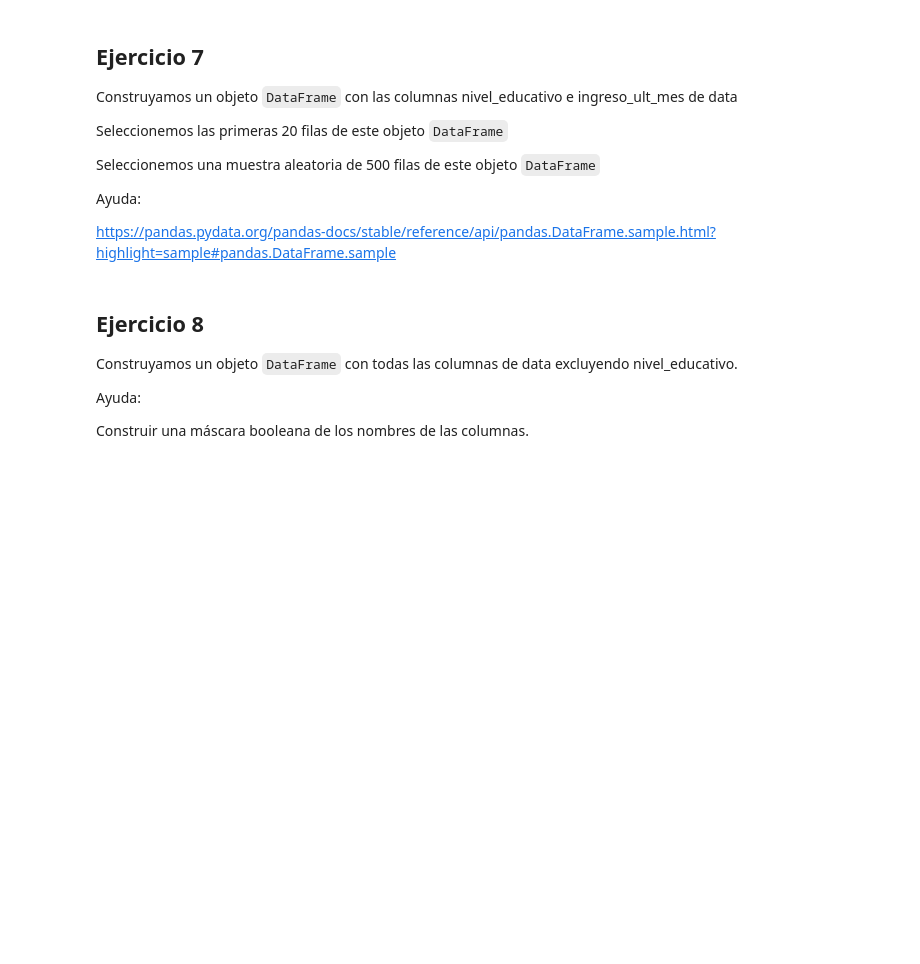
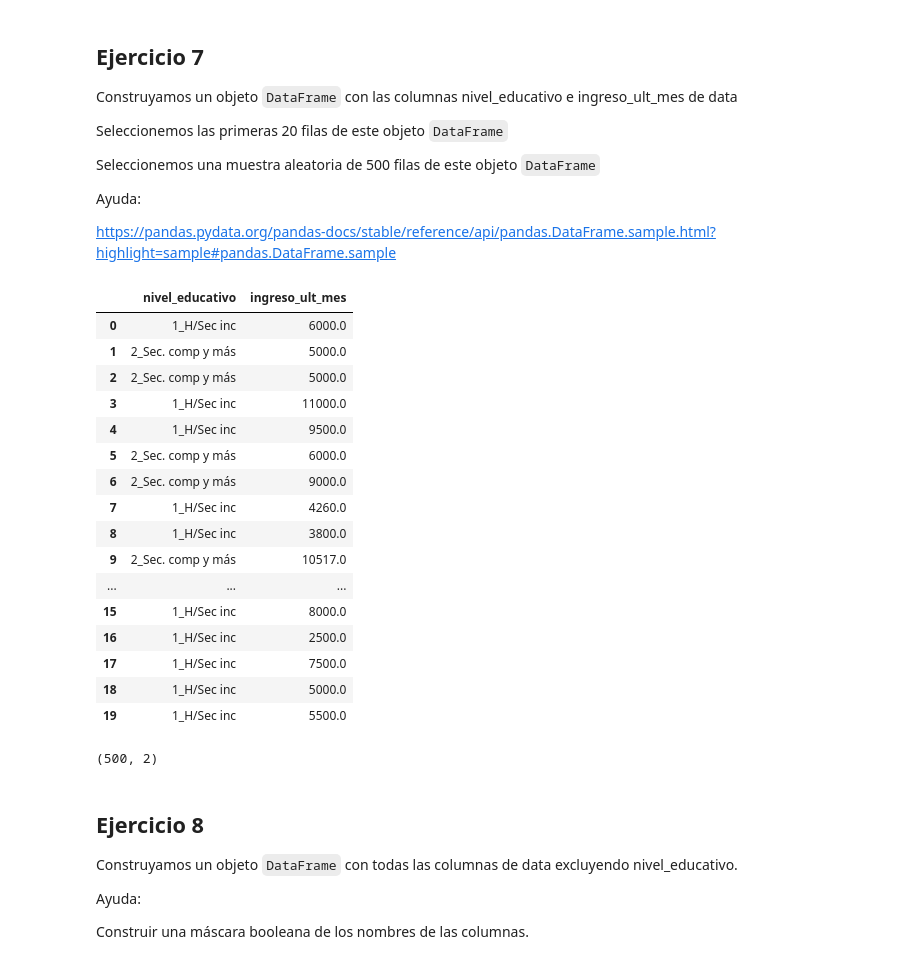
Before and after one commit to panicoro/FS-course-data-ai, a Jupyter notebook: 0_1_1_Pandas_Práctica.ipynb, the cells around one changed output. Drawn from its saved outputs; the diff is of its cells as text; code cells hidden in the pictures; blank space fills up the shorter version.

```diff
--- a/0_1_1_Pandas_Práctica.ipynb
+++ b/0_1_1_Pandas_Práctica.ipynb
@@ -118,6 +232,32 @@ Seleccionemos una muestra aleatoria de 500 filas de este objeto `DataFrame`
 Ayuda:
 
 https://pandas.pydata.org/pandas-docs/stable/reference/api/pandas.DataFrame.sample.html?highlight=sample#pandas.DataFrame.sample
+# %%
+new_data = data.drop(columns=['edad', 'hs_trabajados', 'calif_ocupacional'])
+new_data.head(20)
+# %% [output]
+|  | nivel_educativo | ingreso_ult_mes |
+| 0 | 1_H/Sec inc | 6000.0 |
+| 1 | 2_Sec. comp y más | 5000.0 |
+| 2 | 2_Sec. comp y más | 5000.0 |
+| 3 | 1_H/Sec inc | 11000.0 |
+| 4 | 1_H/Sec inc | 9500.0 |
+| 5 | 2_Sec. comp y más | 6000.0 |
+| 6 | 2_Sec. comp y más | 9000.0 |
+| 7 | 1_H/Sec inc | 4260.0 |
+| 8 | 1_H/Sec inc | 3800.0 |
+| 9 | 2_Sec. comp y más | 10517.0 |
+| ... | ... | ... |
+| 15 | 1_H/Sec inc | 8000.0 |
+| 16 | 1_H/Sec inc | 2500.0 |
+| 17 | 1_H/Sec inc | 7500.0 |
+| 18 | 1_H/Sec inc | 5000.0 |
+| 19 | 1_H/Sec inc | 5500.0 |
+# %%
+sample_data = new_data.sample(500)
+sample_data.shape
+# %% [output]
+(500, 2)
 # %% [markdown]
 ## Ejercicio 8
 
```
Also changed, not shown: parts of 22 cells of this notebook.
